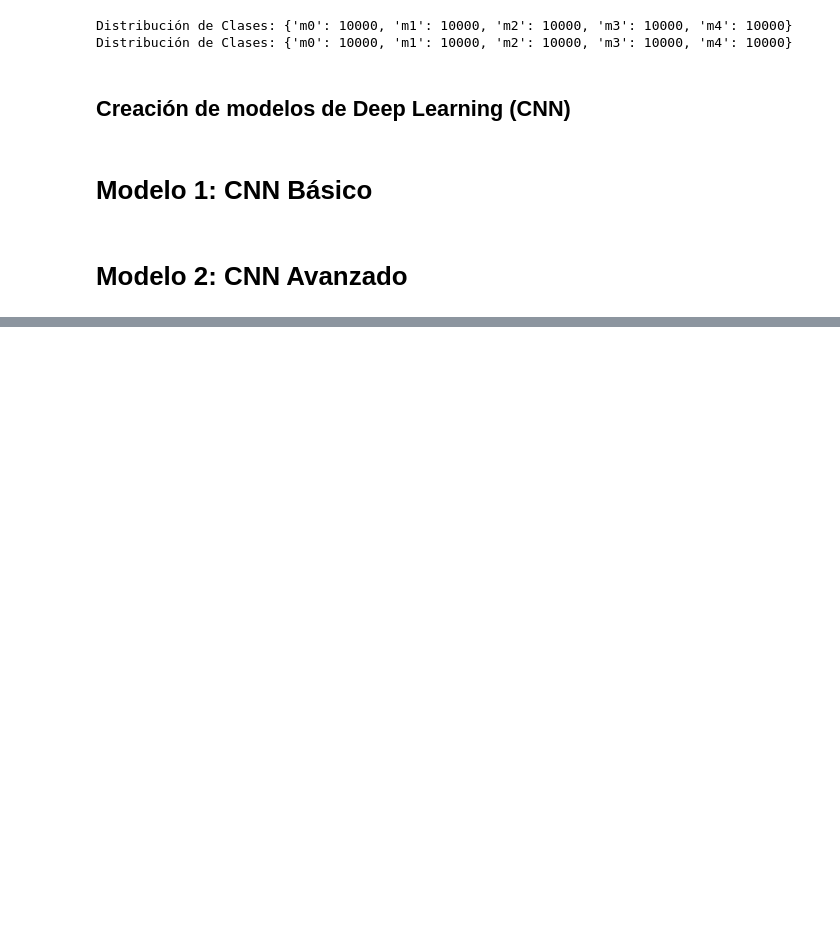
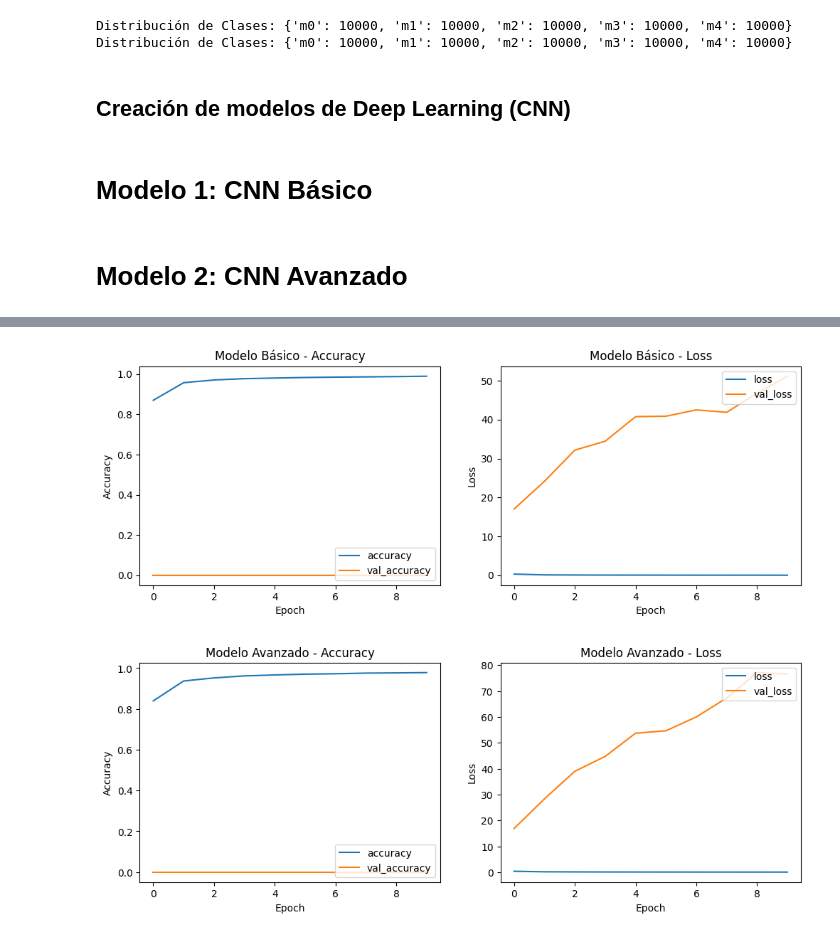
Before and after one commit to MarioGuerra21008/Lab4DataScience, a Jupyter notebook: Lab4.ipynb, the cells around one changed output, grey strips where cells are left out. Saved outputs shown, nothing was run; the diff lists cells and outputs as text; code cells hidden in the pictures; blank space fills up the shorter version.

Commit message:
Training models

```diff
--- a/Lab4.ipynb
+++ b/Lab4.ipynb
@@ -186,3 +186,17 @@ def create_advanced_cnn():
     return model
 
 advanced_cnn = create_advanced_cnn()
+# %%
+# Entrenamiento del modelo básico
+history_basic = basic_cnn.fit(train_images, train_labels_one_hot, epochs=10, batch_size=32, validation_split=0.2, verbose=1)
+
+# Evaluación del modelo básico
+test_loss_basic, test_accuracy_basic = basic_cnn.evaluate(test_images, test_labels_one_hot, verbose=1)
+print(f'Accuracy del Modelo Básico: {test_accuracy_basic:.4f}')
+
+# Entrenamiento del modelo avanzado
+history_advanced = advanced_cnn.fit(train_images, train_labels_one_hot, epochs=10, batch_size=32, validation_split=0.2, verbose=1)
+
+# Evaluación del modelo avanzado
+test_loss_advanced, test_accuracy_advanced = advanced_cnn.evaluate(test_images, test_labels_one_hot, verbose=1)
+print(f'Accuracy del Modelo Avanzado: {test_accuracy_advanced:.4f}')
@@ -188,0 +221,28 @@ advanced_cnn = create_advanced_cnn()
+# %%
+import matplotlib.pyplot as plt
+
+def plot_history(history, title):
+    plt.figure(figsize=(12, 4))
+    plt.subplot(1, 2, 1)
+    plt.plot(history.history['accuracy'], label='accuracy')
+    plt.plot(history.history['val_accuracy'], label = 'val_accuracy')
+    plt.title(f'{title} - Accuracy')
+    plt.xlabel('Epoch')
+    plt.ylabel('Accuracy')
+    plt.legend(loc='lower right')
+
+    plt.subplot(1, 2, 2)
+    plt.plot(history.history['loss'], label='loss')
+    plt.plot(history.history['val_loss'], label = 'val_loss')
+    plt.title(f'{title} - Loss')
+    plt.xlabel('Epoch')
+    plt.ylabel('Loss')
+    plt.legend(loc='upper right')
+
+    plt.show()
+
+plot_history(history_basic, 'Modelo Básico')
+plot_history(history_advanced, 'Modelo Avanzado')
+# %% [output]
+[figure, added]
+[figure, added]
```
Also changed, not shown: parts of 1 cell of this notebook.
